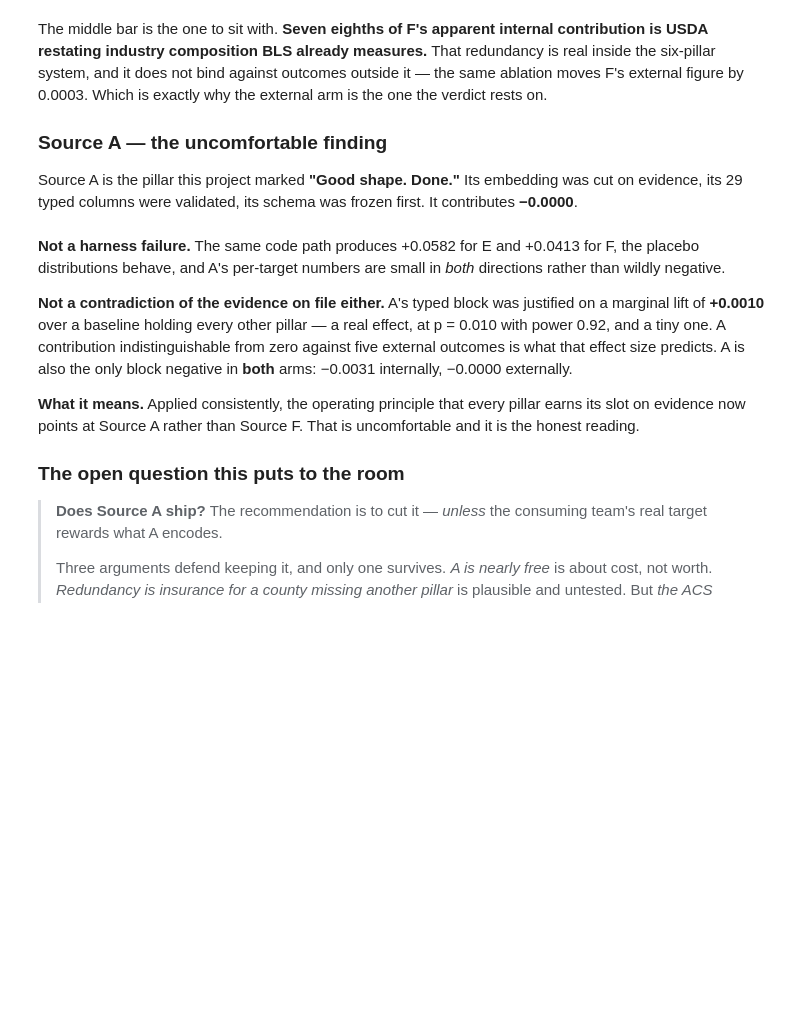
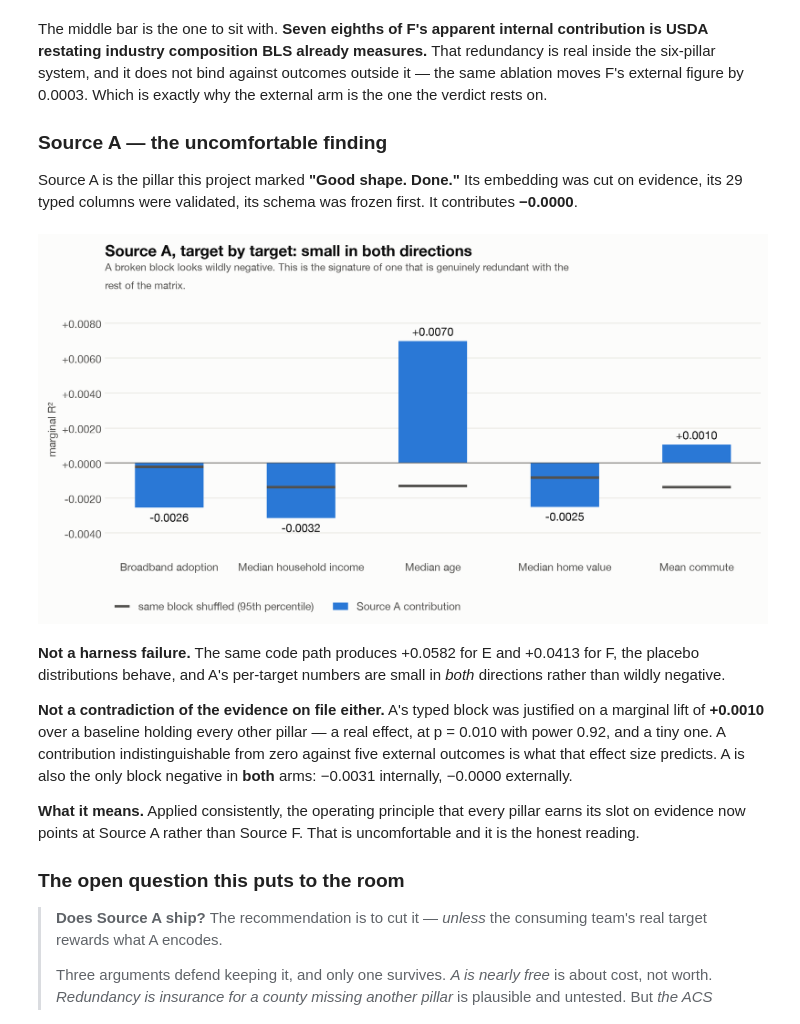
Before and after one commit to Max-Garcia-06/macro_embeddings, a Jupyter notebook: analysis-output/E_macro_pillar_worth_2026-08-13.ipynb, the cells around one changed output. Saved outputs shown, nothing was run; the diff lists cells and outputs as text; code cells hidden in the pictures; blank space fills up the shorter version.

```diff
--- a/analysis-output/E_macro_pillar_worth_2026-08-13.ipynb
+++ b/analysis-output/E_macro_pillar_worth_2026-08-13.ipynb
@@ -359,34 +396,34 @@ It contributes **−0.0000**.
 # %%
 a_stats = ext["drop_one"]["size_emacro_drop_A"]
 a_pl = placebo[placebo["pillar"] == "A"].set_index("target")
 labels = [TARGET_LABEL[t] for t in TARGET_ORDER]
 vals = [a_stats["by_target"][t] for t in TARGET_ORDER]
 band = [float(a_pl.loc[t, "placebo_p95"]) if t in a_pl.index else 0.0 for t in TARGET_ORDER]
 
-fig = go.Figure()
+x = np.arange(len(labels))
+fig, ax = plt.subplots(figsize=(11.5, 4.5))
 # One colour, not red-for-negative: sign is already carried by position against
-# the zero line, and a two-colour split would make the legend swatch lie about
-# the series while dramatising numbers whose whole point is that they are small.
-fig.add_trace(go.Bar(
-    x=labels, y=vals, marker_color=BLUE,
-    text=[f"{v:+.4f}" for v in vals], textposition="outside",
-    textfont=dict(size=14), cliponaxis=False,
-    hovertemplate="%{x}<br>%{y:+.4f}<extra></extra>", name="Source A contribution",
-))
-fig.add_trace(go.Scatter(
-    x=labels, y=band, mode="markers", name="same block shuffled (95th percentile)",
-    marker=dict(symbol="line-ew", size=26, line=dict(color=INK2, width=2.5)),
-    hovertemplate="%{x}<br>placebo p95 %{y:+.4f}<extra></extra>",
-))
-style(fig,
+# the zero line, and a two-colour split would dramatise numbers whose whole point
+# is that they are small.
+ax.bar(x, vals, 0.52, color=BLUE, label="Source A contribution")
+ax.hlines(band, x - 0.26, x + 0.26, color=INK2, linewidth=2.5,
+          label="same block shuffled (95th percentile)")
+ax.axhline(0, color=INK2, linewidth=0.8, zorder=1)
+ax.set_xticks(x)
+ax.set_xticklabels(labels)
+span = max(vals + band) - min(vals + band)
+ax.set_ylim(min(vals + band) - span * 0.22, max(vals + band) + span * 0.22)
+label_bars(ax, x, vals, size=11)
+ax.yaxis.set_major_formatter(FuncFormatter(lambda v, _: f"{v:+.4f}"))
+ax.set_ylabel("marginal R²", fontsize=10.5, color=INK2)
+style(ax,
       "Source A, target by target: small in both directions",
       "A broken block looks wildly negative. This is the signature of one that is "
       "genuinely redundant with the rest of the matrix.",
-      height=470)
-span = max(vals + band) - min(vals + band)
-fig.update_yaxes(title="marginal R²", tickformat="+.4f",
-                 range=[min(vals + band) - span * 0.25, max(vals + band) + span * 0.25])
-fig.show()
+      legend=True)
+plt.show()
+# %% [output]
+[figure, added]
 # %% [markdown]
 **Not a harness failure.** The same code path produces +0.0582 for E and +0.0413
 for F, the placebo distributions behave, and A's per-target numbers are small in
```
Also changed, not shown: parts of 7 cells of this notebook, 2 other files.
